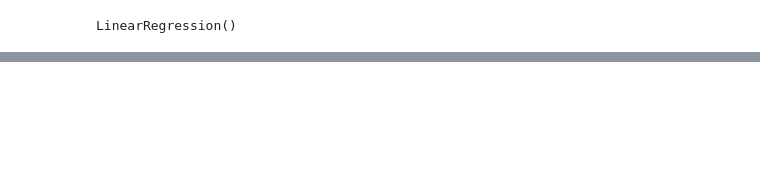
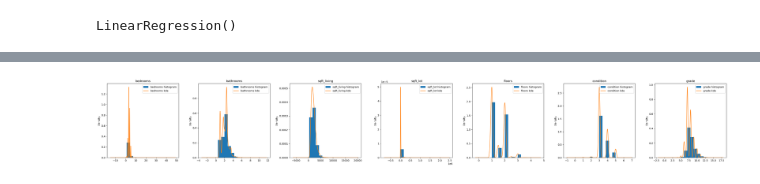
Before and after one commit to RyanKeats88/dsc-phase-2-project, a Jupyter notebook: student.ipynb, the cells around one changed output, grey strips where cells are left out. Drawn from its saved outputs; the diff is of its cells as text; code cells hidden in the pictures; blank space fills up the shorter version.

```diff
--- a/student.ipynb
+++ b/student.ipynb
@@ -588,7 +445,0 @@ array([554996.60025855])
-# %%
-# Set the plot style
-plt.style.use('ggplot')
-# Load the data from 'advertising.csv' with the first column as the index
-df2 = pd.read_csv('data/cleaned_data.csv', index_col=0)
-# Check the columns and first few rows
-df2.head()
@@ -838,0 +460,23 @@ Notes:
+# %%
+import scipy.stats as stats
+import matplotlib.pyplot as plt
+# Load my dataframe
+df2 = pd.read_csv('data/cleaned_data.csv')
+# Define my independent variables
+independent_variables = ['bedrooms', 'bathrooms', 'sqft_living', 'sqft_lot', 'floors', 'condition', 'grade']
+# Create subplots for each independent variable
+fig, axs = plt.subplots(1, len(independent_variables), figsize=(5 * len(independent_variables), 5))
+# Iterate over each independent variable
+for i, var in enumerate(independent_variables):
+    ax = axs[i]
+ # Histogram with KDE
+    df2[var].plot.hist(density=True, ax=ax, label=var + ' histogram')
+    df2[var].plot.kde(ax=ax, label=var + ' kde')
+    ax.legend()
+    ax.set_title(var)
+# Adjust spacing of subplots
+plt.tight_layout()
+# Display the plots
+plt.show()
+# %% [output]
+[figure, added]
```
Also changed, not shown: parts of 93 cells of this notebook, 1 other file.
